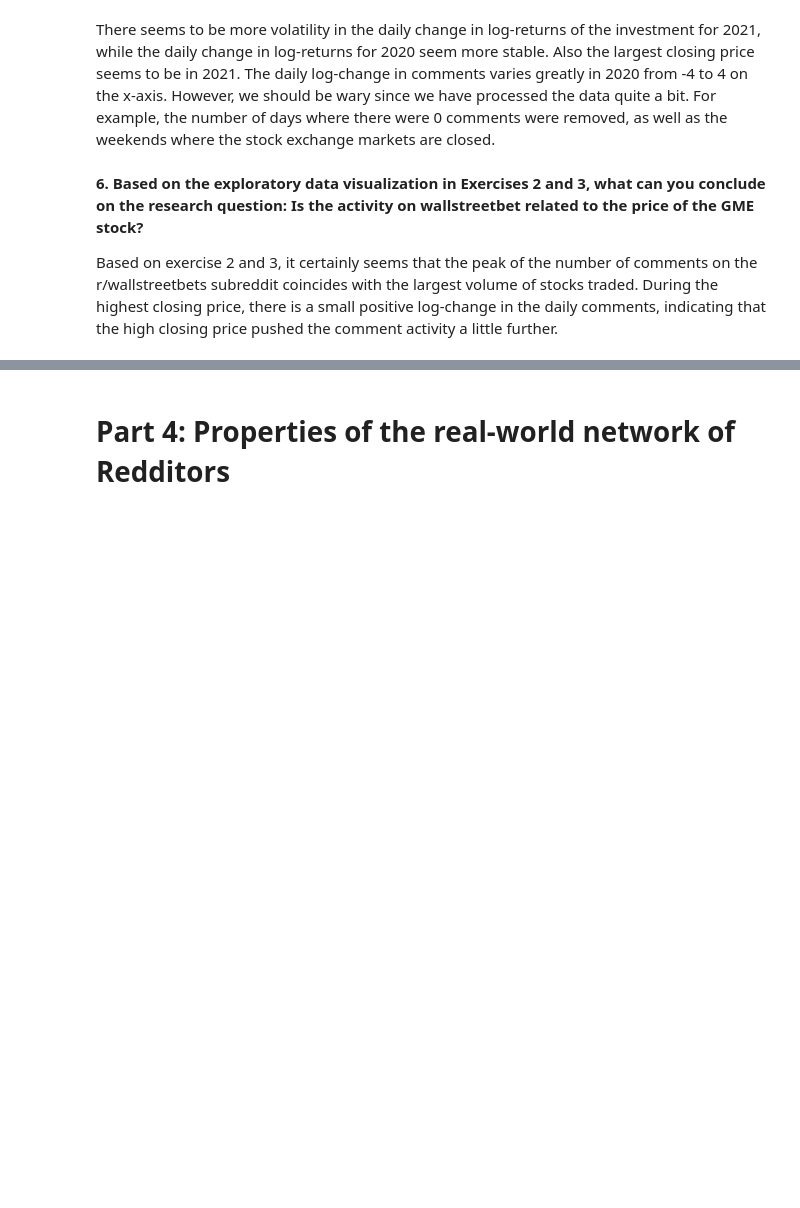
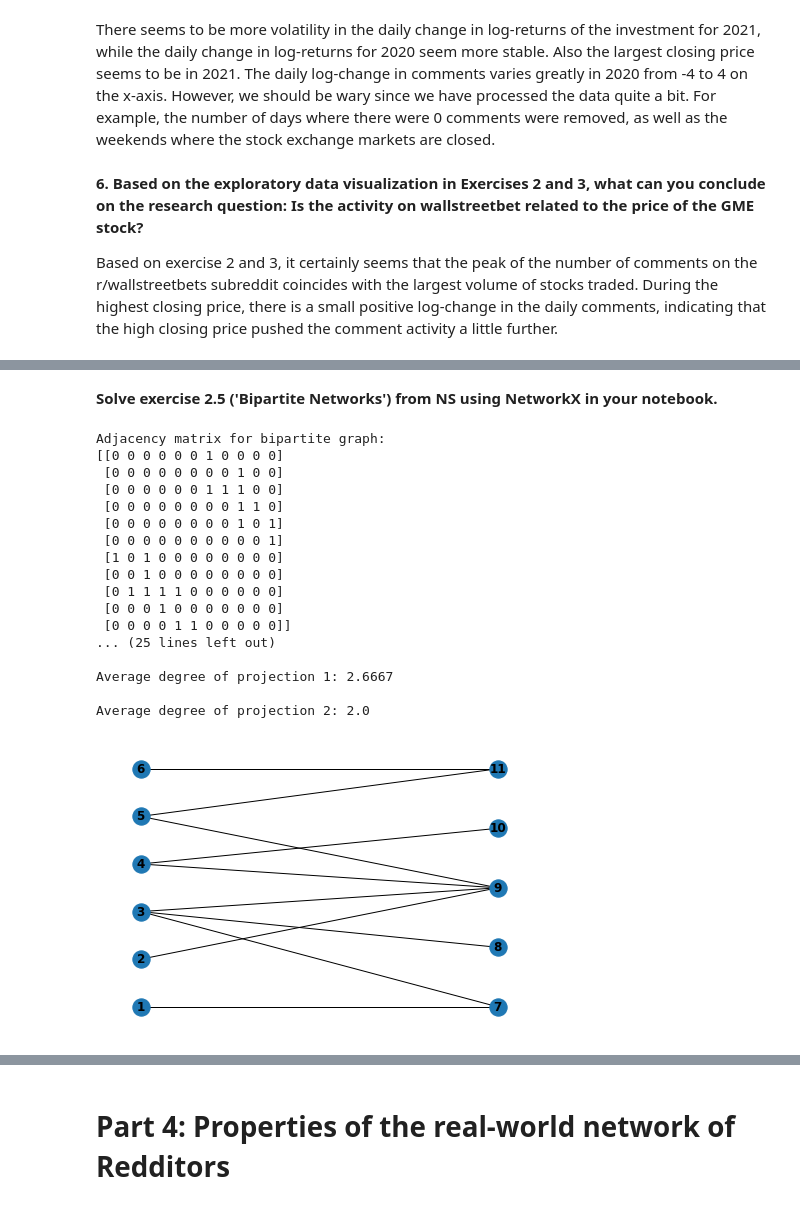
Before and after one commit to TECH-yufu/comsocsci2022-assignment-1, a Jupyter notebook: Assignment1.ipynb, the cells around one changed output, grey strips where cells are left out. Saved outputs shown, nothing was run; the diff lists cells and outputs as text; code cells hidden in the pictures; blank space fills up the shorter version.

```diff
--- a/Assignment1.ipynb
+++ b/Assignment1.ipynb
@@ -209,0 +290,74 @@ Based on exercise 2 and 3, it certainly seems that the peak of the number of com
+# %% [markdown]
+**Solve exercise 2.5 ('Bipartite Networks') from NS using NetworkX in your notebook.**
+# %%
+#Bipartite
+GP = nx.Graph()
+GP.add_nodes_from(list(range(1,11)))
+GP.add_edges_from([(1,7),(2,9),(3,7),(3,8),(3,9),(4,9),(4,10),(5,9),(5,11),(6,11)])
+
+top = nx.bipartite.sets(GP)[0]
+pos = nx.bipartite_layout(GP, top)
+nx.draw(GP, pos=pos, with_labels=True, font_weight='bold')
+
+#Adjecency matrix
+A = nx.adjacency_matrix(GP)
+print("Adjacency matrix for bipartite graph:")
+print(A.todense())
+print("\nNodes:")
+print(list(GP.nodes))
+
+# Construct the adjacency matrix of its two projections, on the purple and on the green nodes, respectively.
+proj1 = nx.algorithms.bipartite.projection.projected_graph(GP, [1,2,3,4,5,6])
+proj2 = nx.algorithms.bipartite.projection.projected_graph(GP, [7,8,9,10,11])
+print("\n")
+
+#adjecency matrices for projectIONs
+B = nx.adjacency_matrix(proj1)
+print("Adjacency matrix for projection 1:")
+print(B.todense())
+print("\n")
+print("Adjacency matrix for projection 2:")
+C = nx.adjacency_matrix(proj2)
+print(C.todense())
+print("\n")
+
+# Calculate the average degree of the purple nodes and the average degree of the green nodes in the bipartite network.
+sum = 0
+for i in range(1,7):
+    sum += 1/6 * GP.degree[i]
+print("Average degree of nodes 1-6:",np.round(sum,4))
+
+sum = 0
+for i in range(7,12):
+    sum += 1/5 * GP.degree[i]
+print("\nAverage degree of nodes 7-11:",np.round(sum,4))
+
+# Calculate the average degree in each of the two network projections.
+sum = 0
+for i in range(1,7):
+    sum += 1/6 * proj1.degree[i]
+print("\nAverage degree of projection 1:",np.round(sum,4))
+
+sum = 0
+for i in range(7,12):
+    sum += 1/5 * proj2.degree[i]
+print("\nAverage degree of projection 2:",np.round(sum,4))
+# %% [output]
+Adjacency matrix for bipartite graph:
+[[0 0 0 0 0 0 1 0 0 0 0]
+ [0 0 0 0 0 0 0 0 1 0 0]
+ [0 0 0 0 0 0 1 1 1 0 0]
+ [0 0 0 0 0 0 0 0 1 1 0]
+ [0 0 0 0 0 0 0 0 1 0 1]
+ [0 0 0 0 0 0 0 0 0 0 1]
+ [1 0 1 0 0 0 0 0 0 0 0]
+ [0 0 1 0 0 0 0 0 0 0 0]
+ [0 1 1 1 1 0 0 0 0 0 0]
+ [0 0 0 1 0 0 0 0 0 0 0]
+ [0 0 0 0 1 1 0 0 0 0 0]]
+... (25 lines left out)
+
+Average degree of projection 1: 2.6667
+
+Average degree of projection 2: 2.0
+[figure, added]
```
Also changed, not shown: parts of 7 cells of this notebook.
